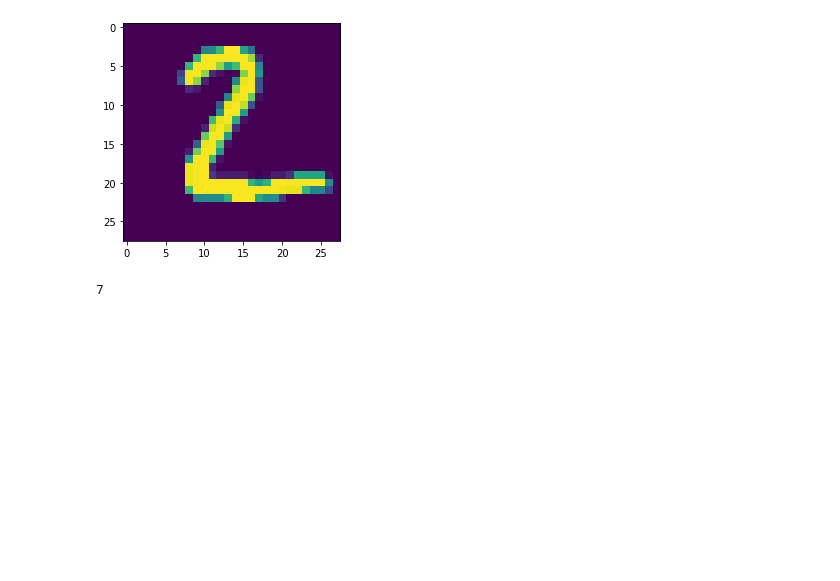
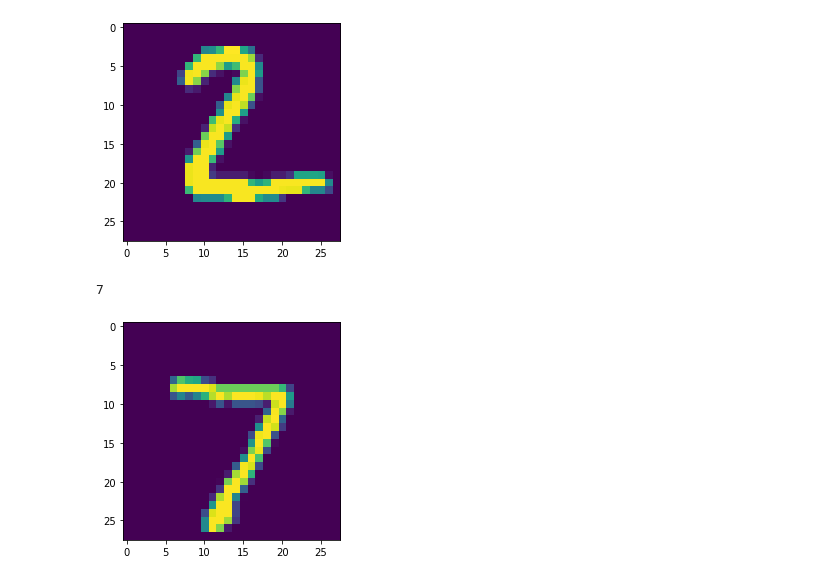
Before and after one commit to sanket1105/Data-Science-Resources, a Jupyter notebook: Deep Learning/MNIST_Classifictaion.ipynb, the cells around one changed output. Drawn from its saved outputs; the diff is of its cells as text; code cells hidden in the pictures; blank space fills up the shorter version.

```diff
--- a/Deep Learning/MNIST_Classifictaion.ipynb
+++ b/Deep Learning/MNIST_Classifictaion.ipynb
@@ -144,8 +128,13 @@ print(y_pred[1])
 # %%
 ## prediction model
 
 ## we need to reshape the image
 ## so single image which is 28*28 : so (1,28,28)
+
+plt.imshow(X_test[0])
 model.predict(X_test[0].reshape(1,28,28)).argmax()
+
+## Model is predicting 7 and image is also 7
 # %% [output]
 7
+[figure, added]
```
Also changed, not shown: parts of 8 cells of this notebook, 4 other files.
